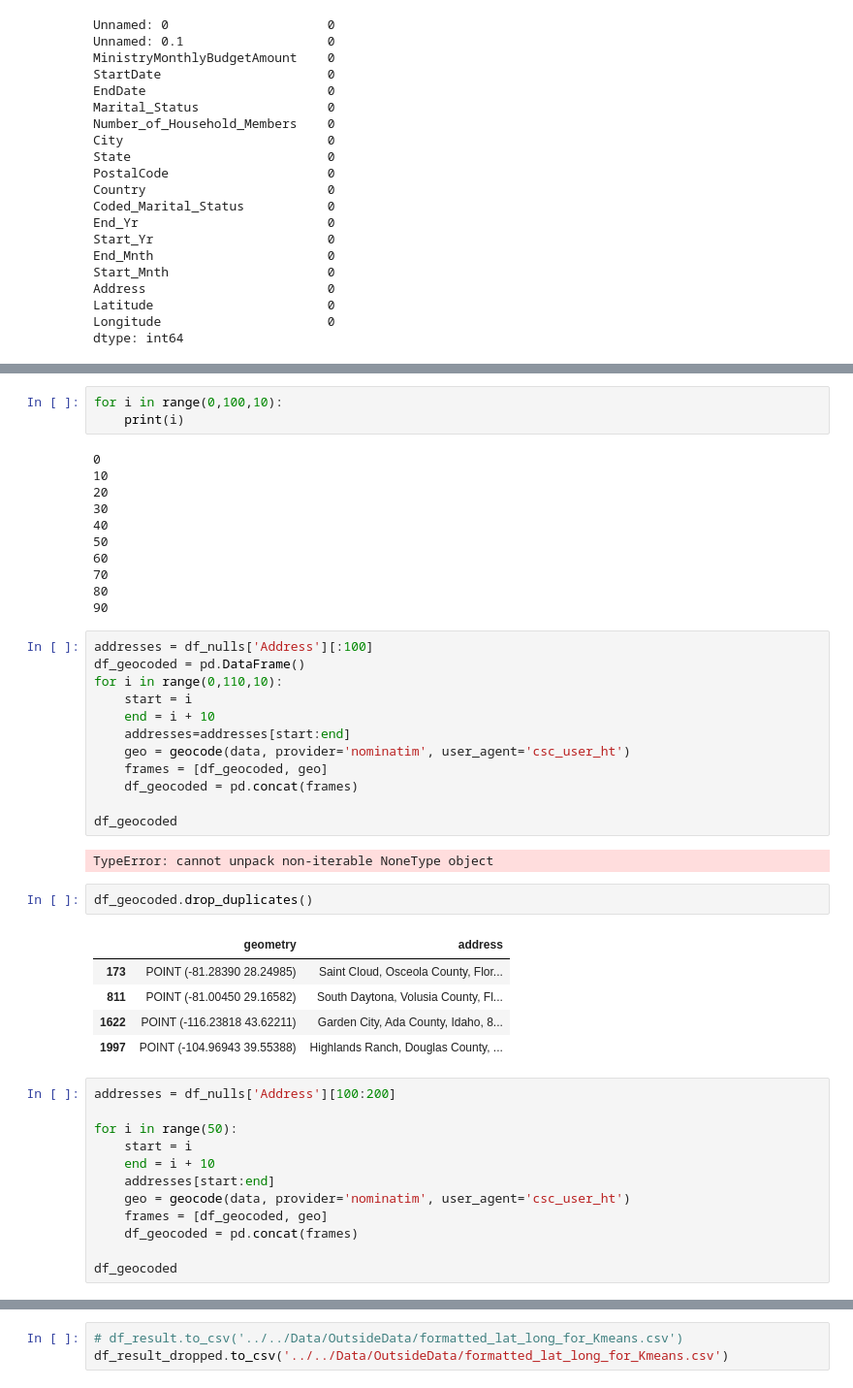
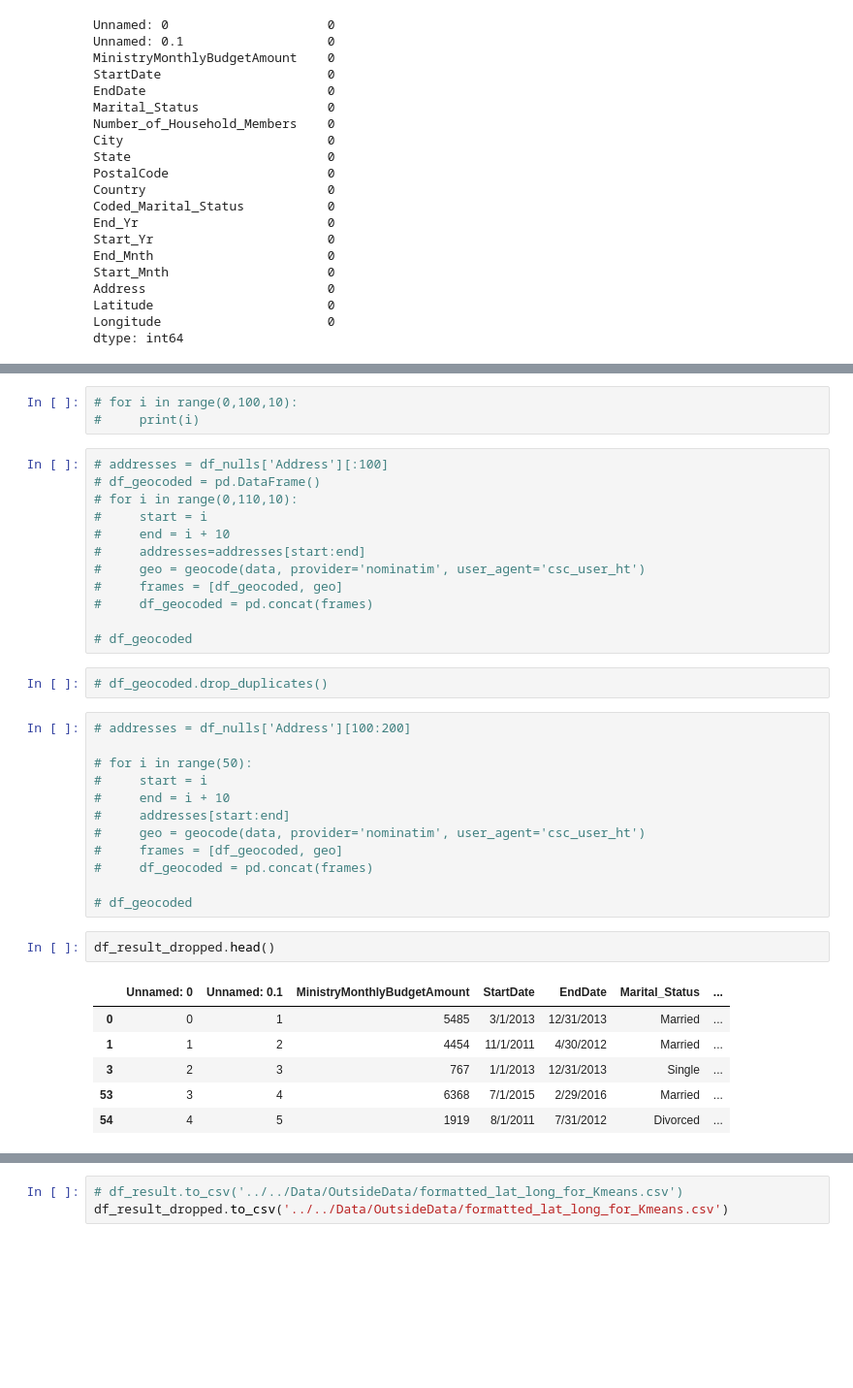
Before and after one commit to CraigMariani/WycliffeData, a Jupyter notebook: KmeansAnalysis/GeoCoordinatesConcatenation.ipynb, the cells around one changed output, grey strips where cells are left out. Shown: that part at 97% size. Cells and saved outputs as stored; diff of their text form; blank space fills up the shorter version.

```diff
--- a/KmeansAnalysis/GeoCoordinatesConcatenation.ipynb
+++ b/KmeansAnalysis/GeoCoordinatesConcatenation.ipynb
@@ -267,48 +248,38 @@ Name: Address, Length: 100, dtype: object
 # %%
-for i in range(0,100,10):
-    print(i)
+# for i in range(0,100,10):
+#     print(i)
-# %% [output]
-0
-10
-20
-30
-40
-50
-60
-70
-80
-90
 # %%
-addresses = df_nulls['Address'][:100]
-df_geocoded = pd.DataFrame()
-for i in range(0,110,10):
-    start = i
-    end = i + 10
-    addresses=addresses[start:end]
-    geo = geocode(data, provider='nominatim', user_agent='csc_user_ht')
-    frames = [df_geocoded, geo]
-    df_geocoded = pd.concat(frames)
+# addresses = df_nulls['Address'][:100]
+# df_geocoded = pd.DataFrame()
+# for i in range(0,110,10):
+#     start = i
+#     end = i + 10
+#     addresses=addresses[start:end]
+#     geo = geocode(data, provider='nominatim', user_agent='csc_user_ht')
+#     frames = [df_geocoded, geo]
+#     df_geocoded = pd.concat(frames)
 
-df_geocoded
+# df_geocoded
-# %% [output]
-TypeError: cannot unpack non-iterable NoneType object
-# %%
-df_geocoded.drop_duplicates()
-# %% [output]
-|  | geometry | address |
-| 173 | POINT (-81.28390 28.24985) | Saint Cloud, Osceola County, Flor... |
-| 811 | POINT (-81.00450 29.16582) | South Daytona, Volusia County, Fl... |
-| 1622 | POINT (-116.23818 43.62211) | Garden City, Ada County, Idaho, 8... |
-| 1997 | POINT (-104.96943 39.55388) | Highlands Ranch, Douglas County, ... |
+# %%
+# df_geocoded.drop_duplicates()
 # %%
-addresses = df_nulls['Address'][100:200]
+# addresses = df_nulls['Address'][100:200]
 
-for i in range(50):
-    start = i
-    end = i + 10
-    addresses[start:end]
-    geo = geocode(data, provider='nominatim', user_agent='csc_user_ht')
-    frames = [df_geocoded, geo]
-    df_geocoded = pd.concat(frames)
+# for i in range(50):
+#     start = i
+#     end = i + 10
+#     addresses[start:end]
+#     geo = geocode(data, provider='nominatim', user_agent='csc_user_ht')
+#     frames = [df_geocoded, geo]
+#     df_geocoded = pd.concat(frames)
 
-df_geocoded
+# df_geocoded
+# %%
+df_result_dropped.head()
+# %% [output]
+|  | Unnamed: 0 | Unnamed: 0.1 | MinistryMonthlyBudgetAmount | StartDate | EndDate | Marital_Status | ... |
+| 0 | 0 | 1 | 5485 | 3/1/2013 | 12/31/2013 | Married | ... |
+| 1 | 1 | 2 | 4454 | 11/1/2011 | 4/30/2012 | Married | ... |
+| 3 | 2 | 3 | 767 | 1/1/2013 | 12/31/2013 | Single | ... |
+| 53 | 3 | 4 | 6368 | 7/1/2015 | 2/29/2016 | Married | ... |
+| 54 | 4 | 5 | 1919 | 8/1/2011 | 7/31/2012 | Divorced | ... |
```
Also changed, not shown: parts of 20 cells of this notebook, 3 other files.
